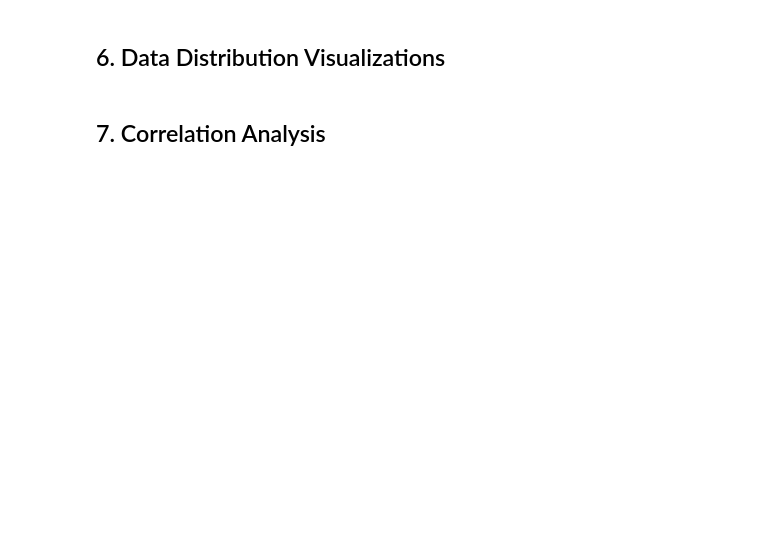
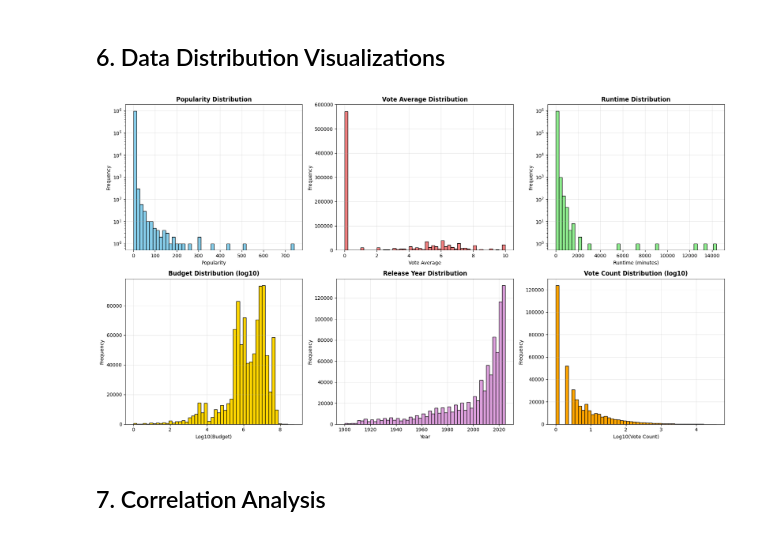
Before and after one commit to AggelosVer/Polidiastates-Domes-Dedomenwn, a Jupyter notebook: evaluation_with_eda.ipynb, the cells around one changed output. Cells and saved outputs as stored; diff of their text form; code cells hidden in the pictures; blank space fills up the shorter version.

```diff
--- a/evaluation_with_eda.ipynb
+++ b/evaluation_with_eda.ipynb
@@ -77,6 +111,7 @@ fig, axes = plt.subplots(2, 3, figsize=(18, 10))
 if 'popularity' in df_movies.columns:
     ax = axes[0, 0]
     df_movies['popularity'].hist(bins=50, ax=ax, color='skyblue', edgecolor='black')
+    ax.set_yscale('log')
     ax.set_title('Popularity Distribution', fontsize=12, fontweight='bold')
     ax.set_xlabel('Popularity')
     ax.set_ylabel('Frequency')
@@ -95,6 +130,7 @@ if 'vote_average' in df_movies.columns:
 if 'runtime' in df_movies.columns:
     ax = axes[0, 2]
     df_movies['runtime'].hist(bins=50, ax=ax, color='lightgreen', edgecolor='black')
+    ax.set_yscale('log')
     ax.set_title('Runtime Distribution', fontsize=12, fontweight='bold')
     ax.set_xlabel('Runtime (minutes)')
     ax.set_ylabel('Frequency')
@@ -106,33 +142,35 @@ if 'budget' in df_movies.columns:
     budget_nonzero = df_movies[df_movies['budget'] > 0]['budget']
     if len(budget_nonzero) > 0:
         ax.hist(np.log10(budget_nonzero), bins=50, color='gold', edgecolor='black')
         ax.set_title('Budget Distribution (log10)', fontsize=12, fontweight='bold')
         ax.set_xlabel('Log10(Budget)')
         ax.set_ylabel('Frequency')
         ax.grid(alpha=0.3)
 
 # Release Year distribution
 if 'release_year' in df_movies.columns:
     ax = axes[1, 1]
     df_movies['release_year'].dropna().hist(bins=50, ax=ax, color='plum', edgecolor='black')
     ax.set_title('Release Year Distribution', fontsize=12, fontweight='bold')
     ax.set_xlabel('Year')
     ax.set_ylabel('Frequency')
     ax.grid(alpha=0.3)
 
 # Vote Count distribution (log scale)
 if 'vote_count' in df_movies.columns:
     ax = axes[1, 2]
     vote_count_nonzero = df_movies[df_movies['vote_count'] > 0]['vote_count']
     if len(vote_count_nonzero) > 0:
         ax.hist(np.log10(vote_count_nonzero), bins=50, color='orange', edgecolor='black')
         ax.set_title('Vote Count Distribution (log10)', fontsize=12, fontweight='bold')
         ax.set_xlabel('Log10(Vote Count)')
         ax.set_ylabel('Frequency')
         ax.grid(alpha=0.3)
 
 plt.tight_layout()
 plt.show()
+# %% [output]
+[figure, added]
 # %% [markdown]
 ## 7. Correlation Analysis
 # %%
```
Also changed, not shown: parts of 17 cells of this notebook, 5 other files.
